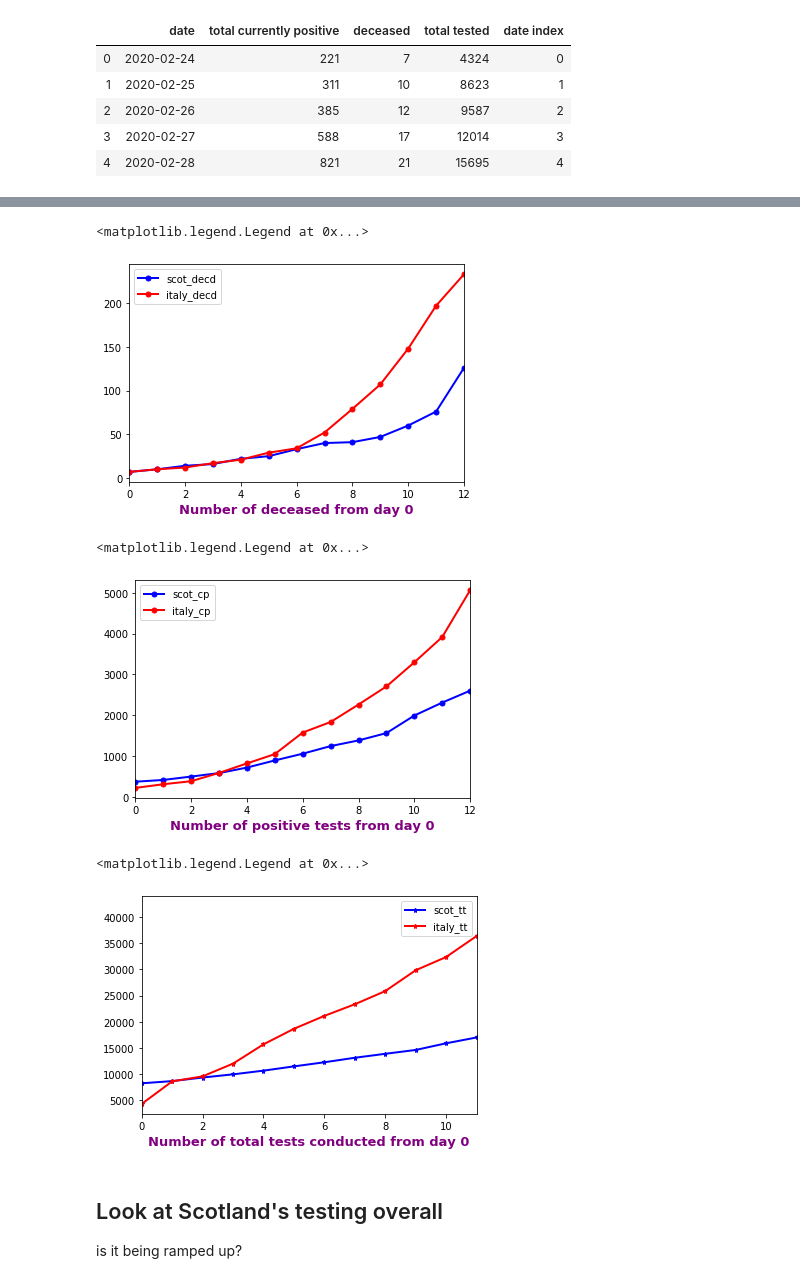
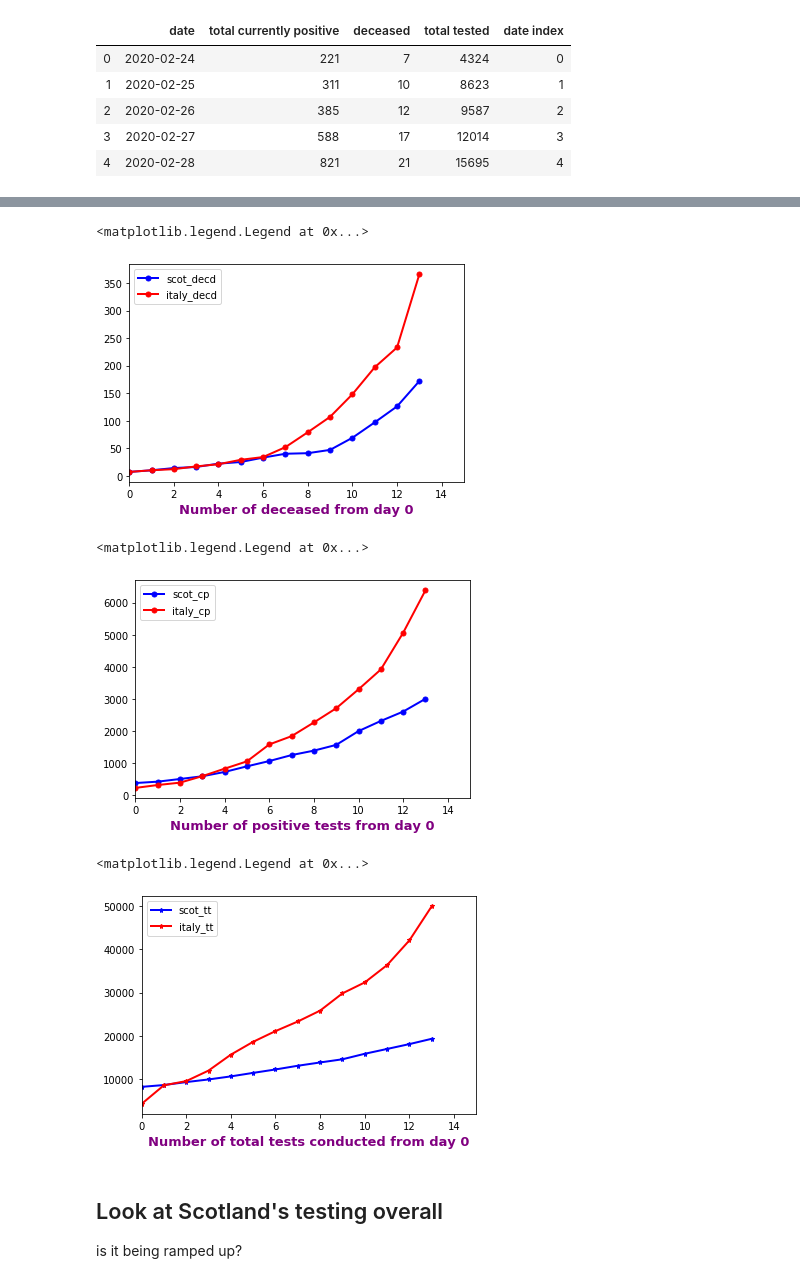
Before and after one commit to watty62/Scot_covid19, a Jupyter notebook: compare countries.ipynb, the cells around one changed output, grey strips where cells are left out. Cells and saved outputs as stored; diff of their text form; code cells hidden in the pictures.

Commit message:
update data 04 Apr

```diff
--- a/compare countries.ipynb
+++ b/compare countries.ipynb
@@ -168,40 +172,37 @@ df_merged
 # %%
 #plot our number of deaths for Scotland and Italy
 
 # multiple line plot
 plt.plot( 'date index', 'scot_decd', data=df_merged, marker='o', markerfacecolor='blue', markersize=5, color='blue', linewidth=2)
 plt.plot( 'date index', 'italy_decd', data=df_merged, marker='o', markerfacecolor='red', markersize=5, color='red', linewidth=2)
-#plt.plot( 'x', 'y3', data=df, marker='', color='olive', linewidth=2, linestyle='dashed', label="toto")
-plt.xlim(0,12)
+plt.xlim(0,15)
 plt.xlabel('Number of deceased from day 0', fontweight='bold', color = 'Purple', fontsize='13', horizontalalignment='center')
 plt.legend()
 # %% [output]
 <matplotlib.legend.Legend at 0x...>
-[figure, old version]
+[figure, new version]
 # %%
 #plot our number of Confirmed Positive cases for Scotland and Italy
 
 plt.plot( 'date index', 'scot_cp', data=df_merged, marker='o', markerfacecolor='blue', markersize=5, color='blue', linewidth=2)
 plt.plot( 'date index', 'italy_cp', data=df_merged, marker='o', markerfacecolor='red', markersize=5, color='red', linewidth=2)
-#plt.plot( 'x', 'y3', data=df, marker='', color='olive', linewidth=2, linestyle='dashed', label="toto")
-plt.xlim(0,12)
+plt.xlim(0,15)
 plt.xlabel('Number of positive tests from day 0', fontweight='bold', color = 'Purple', fontsize='13', horizontalalignment='center')
 plt.legend()
 # %% [output]
 <matplotlib.legend.Legend at 0x...>
-[figure, old version]
+[figure, new version]
 # %%
 #plot our Total number of Tests administered for Scotland and Italy
 
 plt.plot( 'date index', 'scot_tt', data=df_merged, marker='*', markerfacecolor='blue', markersize=5, color='blue', linewidth=2)
 plt.plot( 'date index', 'italy_tt', data=df_merged, marker='*', markerfacecolor='red', markersize=5, color='red', linewidth=2)
-#plt.plot( 'x', 'y3', data=df, marker='', color='olive', linewidth=2, linestyle='dashed', label="toto")
-plt.xlim(0,11)
+plt.xlim(0,15)
 plt.xlabel('Number of total tests conducted from day 0', fontweight='bold', color = 'Purple', fontsize='13', horizontalalignment='center')
 plt.legend()
 # %% [output]
 <matplotlib.legend.Legend at 0x...>
-[figure, old version]
+[figure, new version]
 # %% [markdown]
 ## Look at Scotland's testing overall
 is it being ramped up?
```
Also changed, not shown: parts of 8 cells of this notebook, 5 other files.
